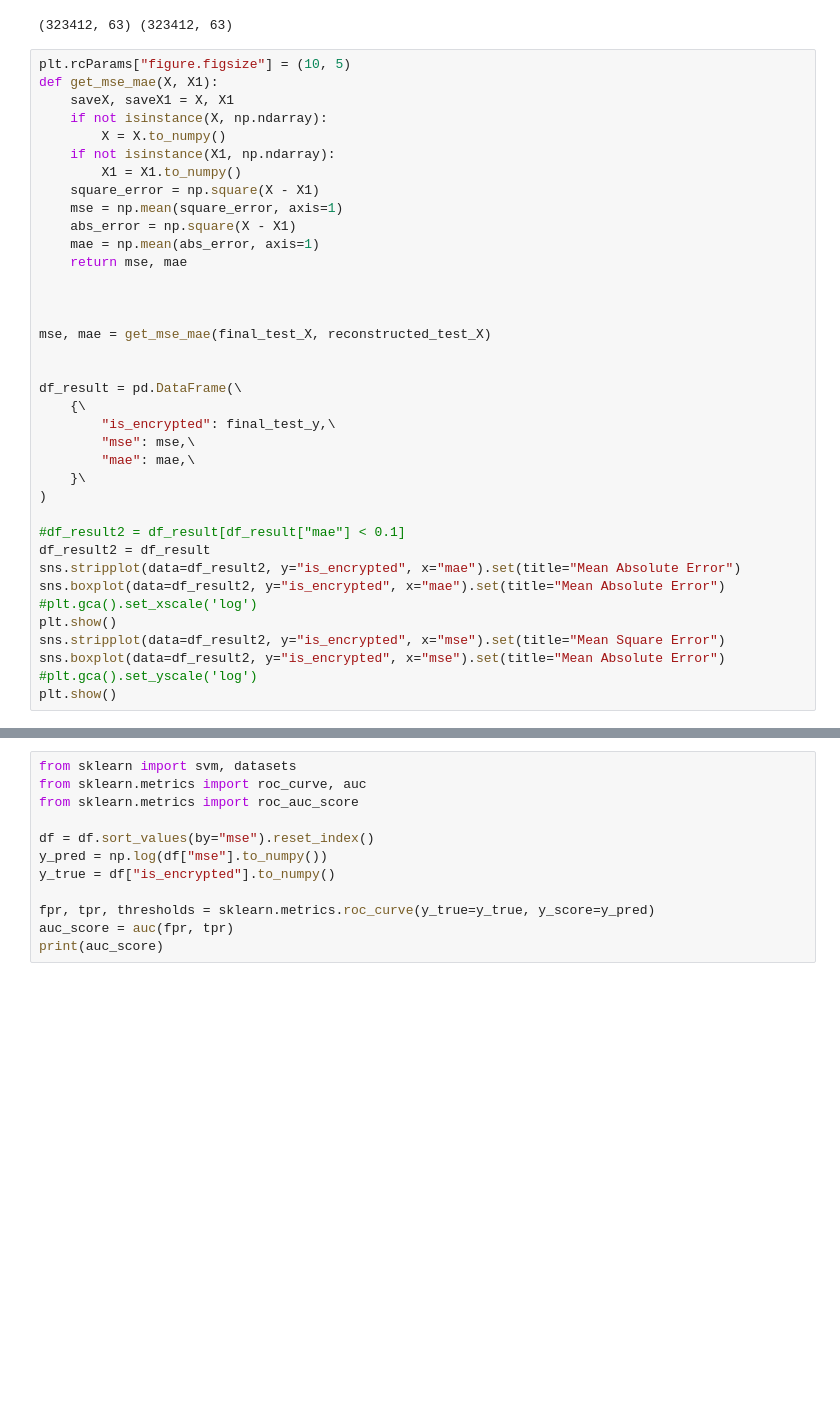
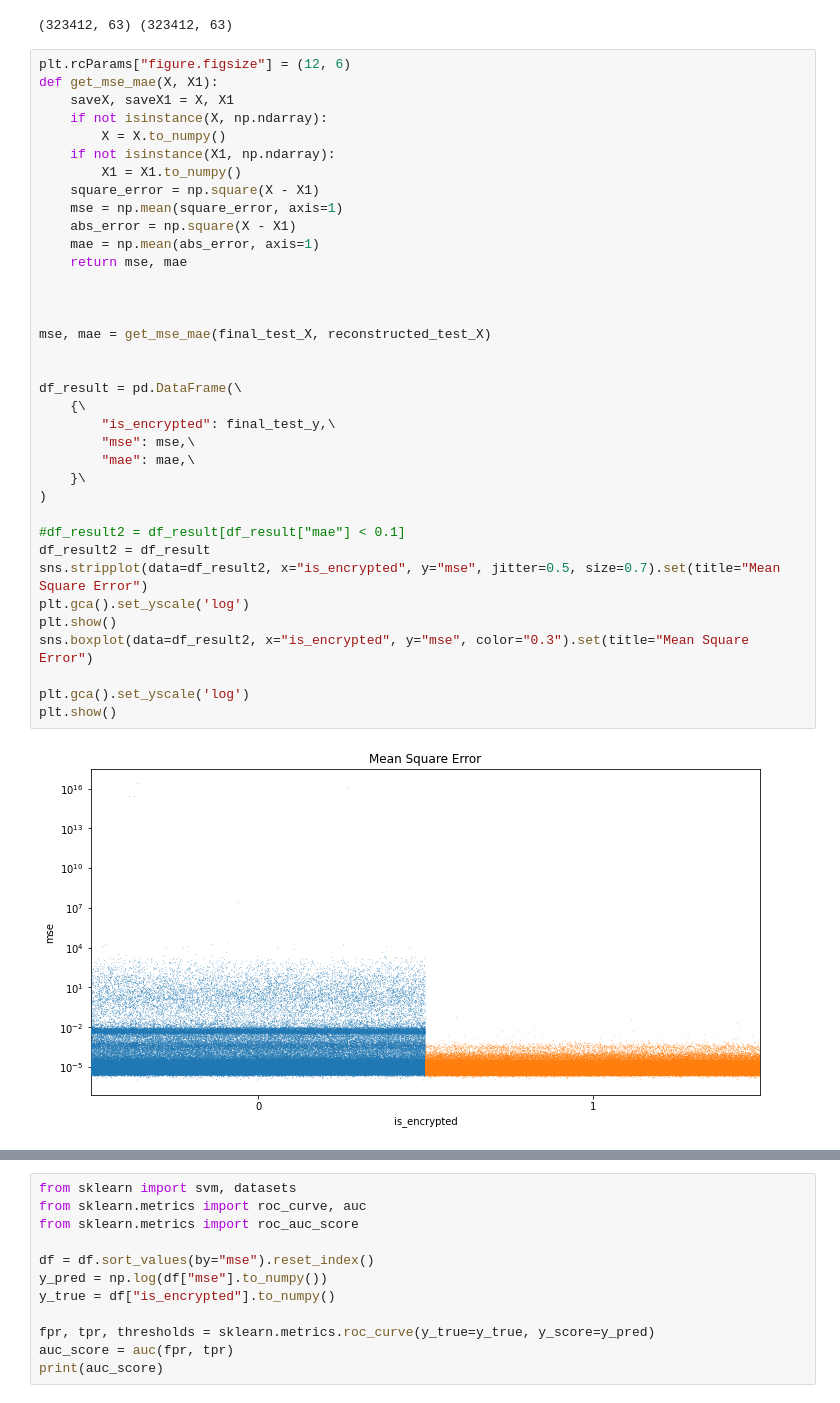
Before and after one commit to bhattacharjee/RansomFoRRT, a Jupyter notebook: iteration_3.0.ipynb/Autoencoder_iteration_3_0.ipynb, the cells around one changed output, grey strips where cells are left out. Drawn from its saved outputs; the diff is of its cells as text; blank space fills up the shorter version.

```diff
--- a/iteration_3.0.ipynb/Autoencoder_iteration_3_0.ipynb
+++ b/iteration_3.0.ipynb/Autoencoder_iteration_3_0.ipynb
@@ -269,39 +272,40 @@ print(reconstructed_test_X.shape, final_test_X.shape)
 # %% [output]
 (323412, 63) (323412, 63)
 # %%
-plt.rcParams["figure.figsize"] = (10, 5)
+plt.rcParams["figure.figsize"] = (12, 6)
 def get_mse_mae(X, X1):
     saveX, saveX1 = X, X1
     if not isinstance(X, np.ndarray):
         X = X.to_numpy()
     if not isinstance(X1, np.ndarray):
         X1 = X1.to_numpy()
     square_error = np.square(X - X1)
     mse = np.mean(square_error, axis=1)
     abs_error = np.square(X - X1)
     mae = np.mean(abs_error, axis=1)
     return mse, mae
 
 
 
 mse, mae = get_mse_mae(final_test_X, reconstructed_test_X)
 
 
 df_result = pd.DataFrame(\
     {\
         "is_encrypted": final_test_y,\
         "mse": mse,\
         "mae": mae,\
     }\
 )
 
 #df_result2 = df_result[df_result["mae"] < 0.1]
 df_result2 = df_result
-sns.stripplot(data=df_result2, y="is_encrypted", x="mae").set(title="Mean Absolute Error")
-sns.boxplot(data=df_result2, y="is_encrypted", x="mae").set(title="Mean Absolute Error")
-#plt.gca().set_xscale('log')
+sns.stripplot(data=df_result2, x="is_encrypted", y="mse", jitter=0.5, size=0.7).set(title="Mean Square Error")
+plt.gca().set_yscale('log')
 plt.show()
-sns.stripplot(data=df_result2, y="is_encrypted", x="mse").set(title="Mean Square Error")
-sns.boxplot(data=df_result2, y="is_encrypted", x="mse").set(title="Mean Absolute Error")
-#plt.gca().set_yscale('log')
+sns.boxplot(data=df_result2, x="is_encrypted", y="mse", color="0.3").set(title="Mean Square Error")
+
+plt.gca().set_yscale('log')
 plt.show()
+# %% [output]
+[figure, added]
```
Also changed, not shown: parts of 2 cells of this notebook.
